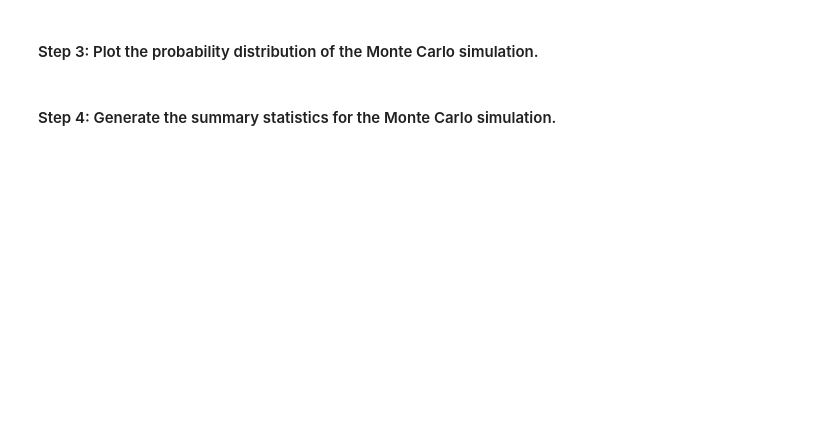
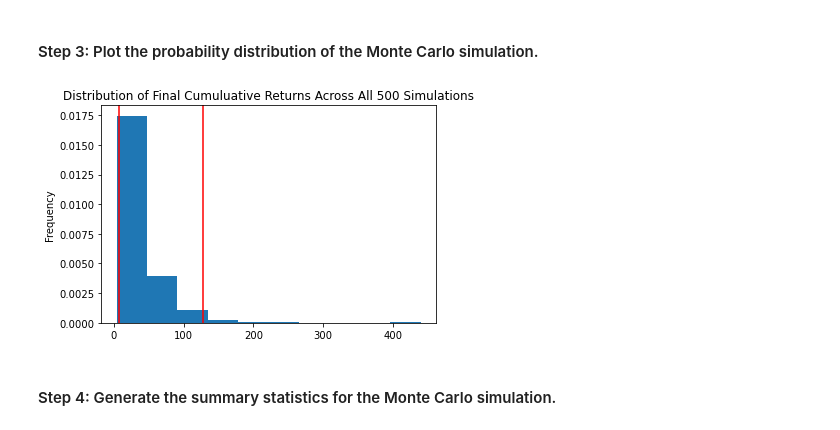
Before and after one commit to msashokkumar/05_financial_planner, a Jupyter notebook: financial_planning_tools.ipynb, the cells around one changed output. Cells and saved outputs as stored; diff of their text form; code cells hidden in the pictures; blank space fills up the shorter version.

```diff
--- a/financial_planning_tools.ipynb
+++ b/financial_planning_tools.ipynb
@@ -454,7 +536,9 @@ In this section, you’ll use the MCForecastTools library to create a Monte Carl
 # %%
 # Visualize the probability distribution of the 30-year Monte Carlo simulation
 # by plotting a histogram
-# YOUR CODE HERE
+even_weight_distribution_plot = MC_even_weight.plot_distribution()
+# %% [output]
+[figure, added]
 # %% [markdown]
 #### Step 4: Generate the summary statistics for the Monte Carlo simulation.
 # %%
```
Also changed, not shown: parts of 9 cells of this notebook.
